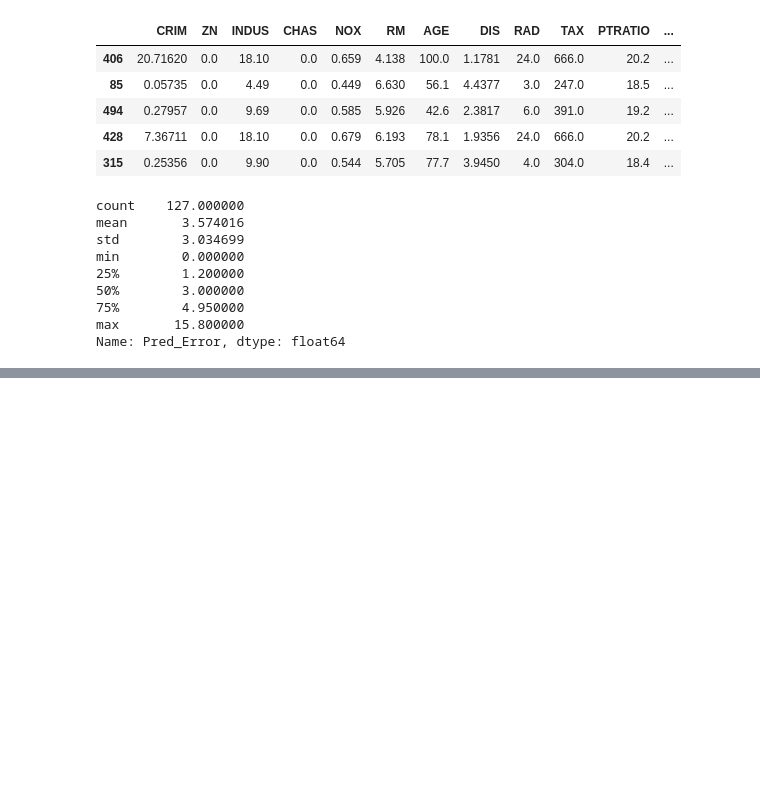
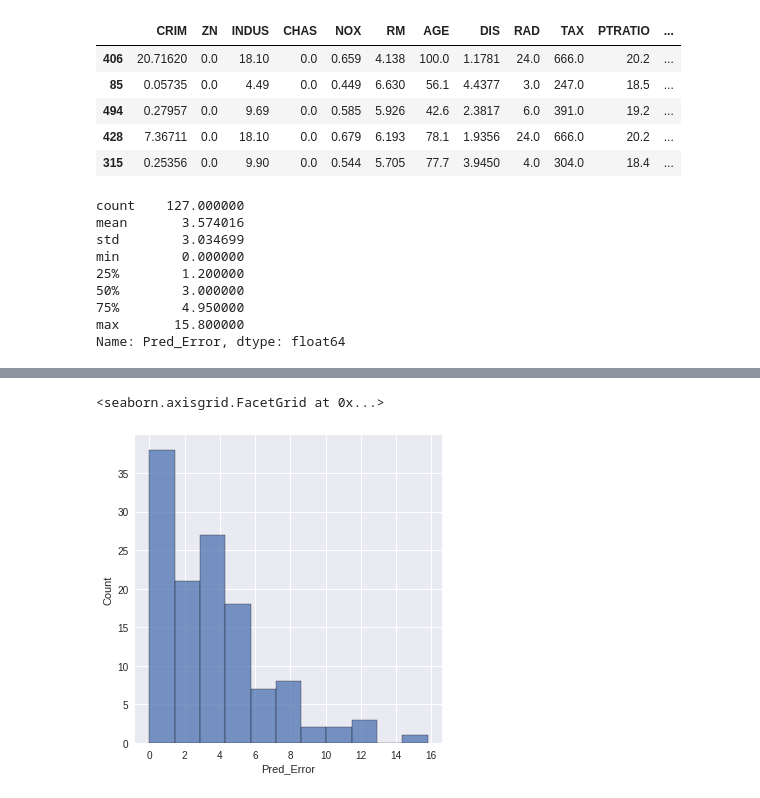
Before and after one commit to ravi260372/Data_Science_Python, a Jupyter notebook: ML_Linear_Regression.ipynb, the cells around one changed output, grey strips where cells are left out. Drawn from its saved outputs; the diff is of its cells as text; code cells hidden in the pictures; blank space fills up the shorter version.

```diff
--- a/ML_Linear_Regression.ipynb
+++ b/ML_Linear_Regression.ipynb
@@ -258,0 +264,5 @@ Name: Pred_Error, dtype: float64
+# %%
+sns.displot(data = fdf , x = 'Pred_Error')
+# %% [output]
+<seaborn.axisgrid.FacetGrid at 0x...>
+[figure, added]
```
Also changed, not shown: parts of 6 cells of this notebook.
